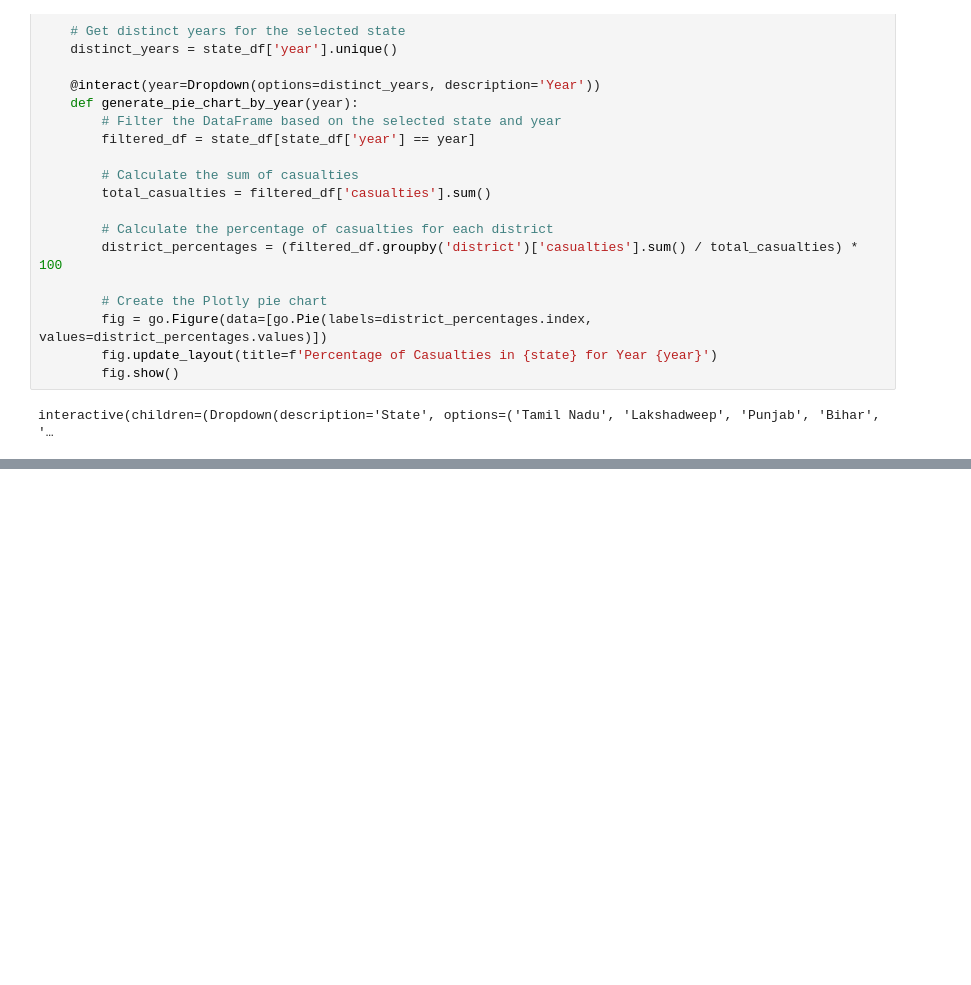
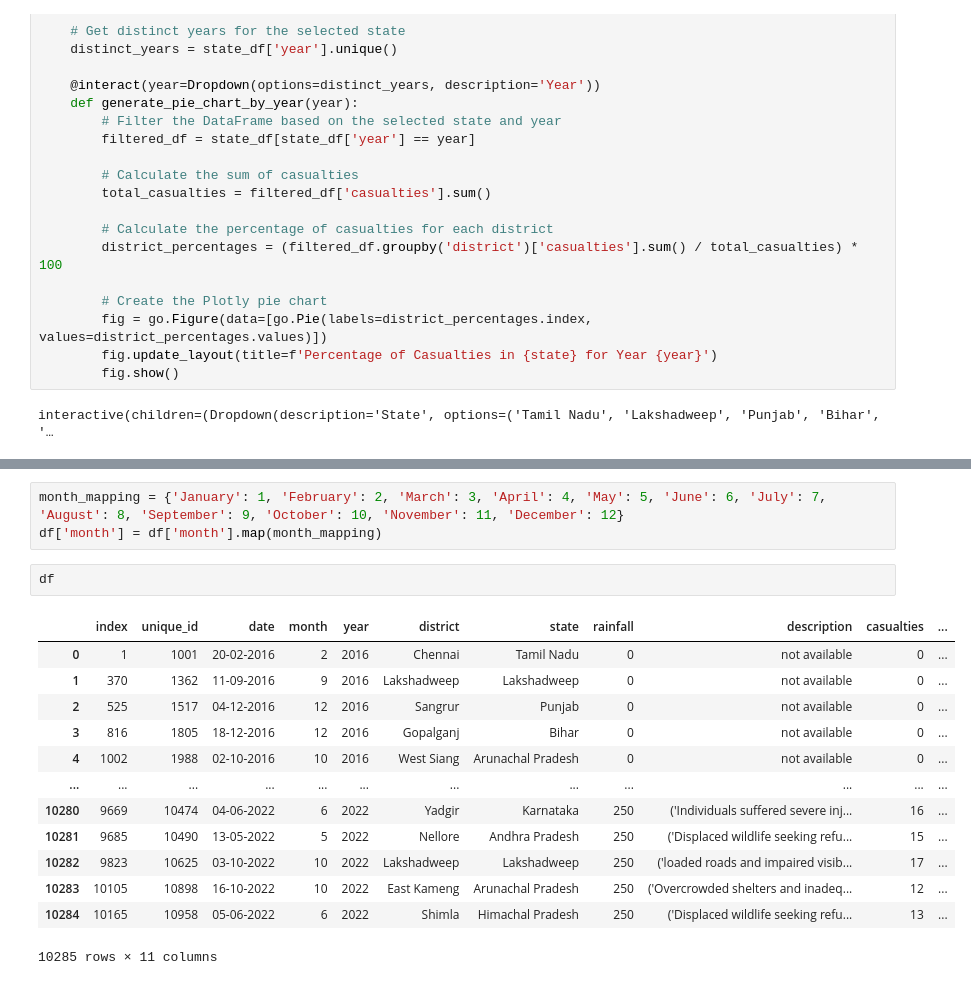
Before and after one commit to Akj0805/Geographical-Risk-Prediction-Model, a Jupyter notebook: floodprediction.ipynb, the cells around one changed output, grey strips where cells are left out. Saved outputs shown, nothing was run; the diff lists cells and outputs as text; blank space fills up the shorter version.

```diff
--- a/floodprediction.ipynb
+++ b/floodprediction.ipynb
@@ -567,0 +598,19 @@ interactive(children=(Dropdown(description='State', options=('Tamil Nadu', 'Laks
+# %%
+month_mapping = {'January': 1, 'February': 2, 'March': 3, 'April': 4, 'May': 5, 'June': 6, 'July': 7, 'August': 8, 'September': 9, 'October': 10, 'November': 11, 'December': 12}
+df['month'] = df['month'].map(month_mapping)
+# %%
+df
+# %% [output]
+|  | index | unique_id | date | month | year | district | state | rainfall | description | casualties | ... |
+| 0 | 1 | 1001 | 20-02-2016 | 2 | 2016 | Chennai | Tamil Nadu | 0 | not available | 0 | ... |
+| 1 | 370 | 1362 | 11-09-2016 | 9 | 2016 | Lakshadweep | Lakshadweep | 0 | not available | 0 | ... |
+| 2 | 525 | 1517 | 04-12-2016 | 12 | 2016 | Sangrur | Punjab | 0 | not available | 0 | ... |
+| 3 | 816 | 1805 | 18-12-2016 | 12 | 2016 | Gopalganj | Bihar | 0 | not available | 0 | ... |
+| 4 | 1002 | 1988 | 02-10-2016 | 10 | 2016 | West Siang | Arunachal Pradesh | 0 | not available | 0 | ... |
+| ... | ... | ... | ... | ... | ... | ... | ... | ... | ... | ... | ... |
+| 10280 | 9669 | 10474 | 04-06-2022 | 6 | 2022 | Yadgir | Karnataka | 250 | ('Individuals suffered severe inj... | 16 | ... |
+| 10281 | 9685 | 10490 | 13-05-2022 | 5 | 2022 | Nellore | Andhra Pradesh | 250 | ('Displaced wildlife seeking refu... | 15 | ... |
+| 10282 | 9823 | 10625 | 03-10-2022 | 10 | 2022 | Lakshadweep | Lakshadweep | 250 | ('loaded roads and impaired visib... | 17 | ... |
+| 10283 | 10105 | 10898 | 16-10-2022 | 10 | 2022 | East Kameng | Arunachal Pradesh | 250 | ('Overcrowded shelters and inadeq... | 12 | ... |
+| 10284 | 10165 | 10958 | 05-06-2022 | 6 | 2022 | Shimla | Himachal Pradesh | 250 | ('Displaced wildlife seeking refu... | 13 | ... |
+10285 rows × 11 columns
```
Also changed, not shown: parts of 12 cells of this notebook.
